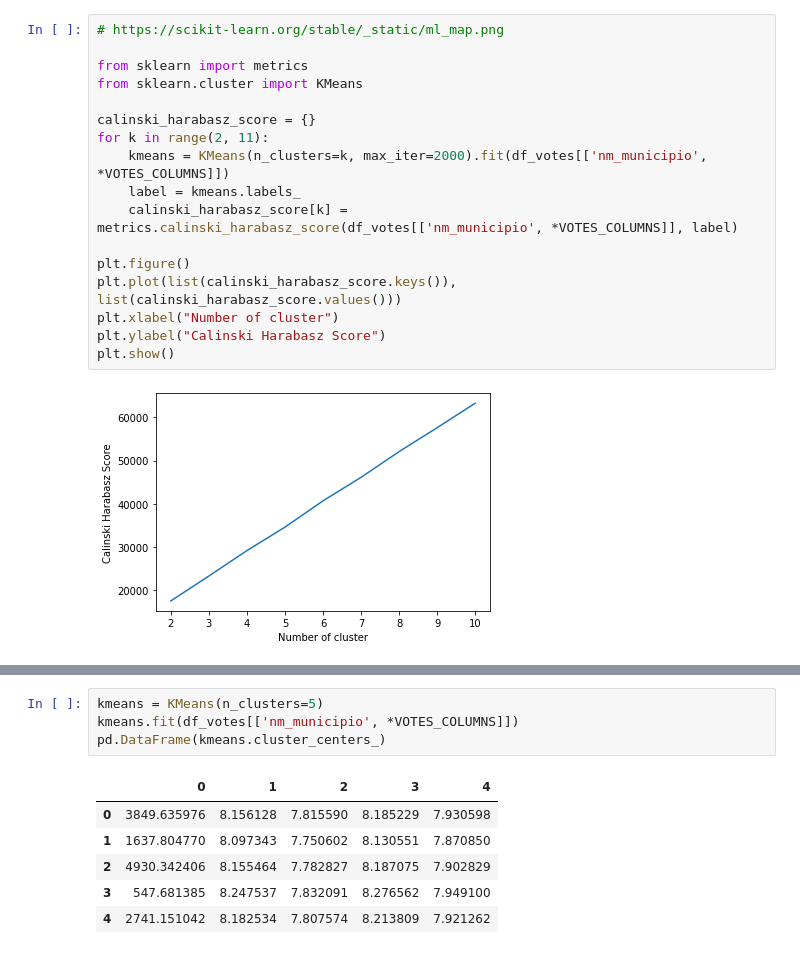
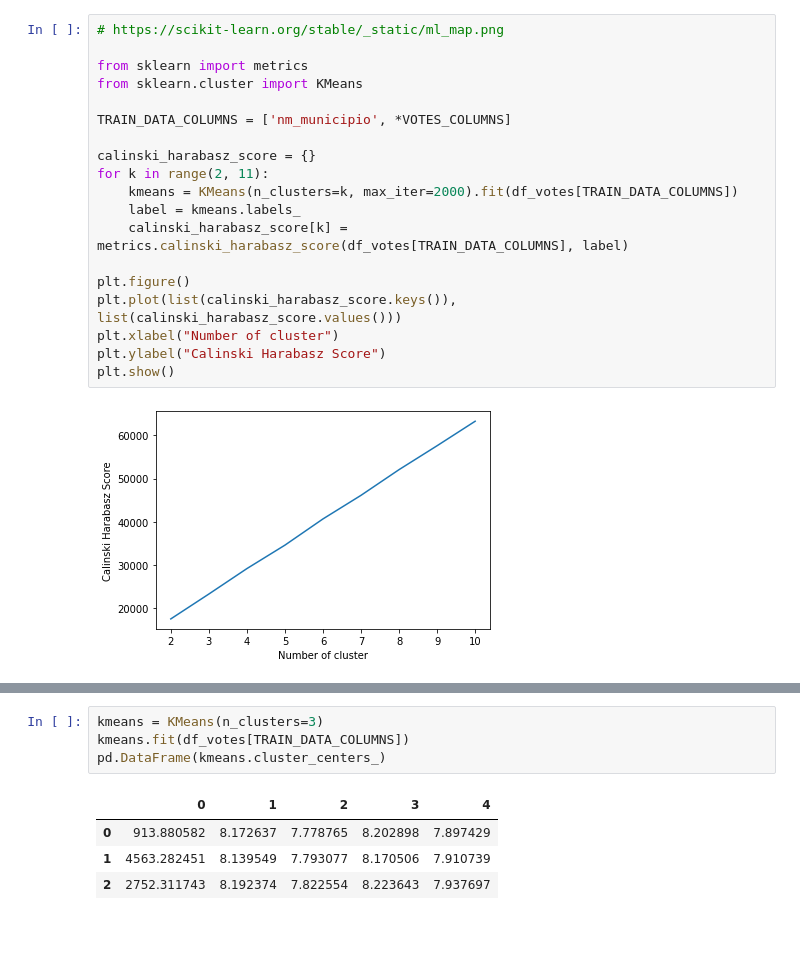
Before and after one commit to felipe-bonato/ciencia-de-dados-eleicoes, a Jupyter notebook: main.ipynb, the cells around one changed output, grey strips where cells are left out. Drawn from its saved outputs; the diff is of its cells as text.

```diff
--- a/main.ipynb
+++ b/main.ipynb
@@ -300,11 +300,13 @@ df_votes.head()
 from sklearn import metrics
 from sklearn.cluster import KMeans
 
+TRAIN_DATA_COLUMNS = ['nm_municipio', *VOTES_COLUMNS]
+
 calinski_harabasz_score = {}
 for k in range(2, 11):
-    kmeans = KMeans(n_clusters=k, max_iter=2000).fit(df_votes[['nm_municipio', *VOTES_COLUMNS]])
+    kmeans = KMeans(n_clusters=k, max_iter=2000).fit(df_votes[TRAIN_DATA_COLUMNS])
     label = kmeans.labels_
-    calinski_harabasz_score[k] = metrics.calinski_harabasz_score(df_votes[['nm_municipio', *VOTES_COLUMNS]], label)
+    calinski_harabasz_score[k] = metrics.calinski_harabasz_score(df_votes[TRAIN_DATA_COLUMNS], label)
 
 plt.figure()
 plt.plot(list(calinski_harabasz_score.keys()), list(calinski_harabasz_score.values()))
@@ -327,13 +329,11 @@ plt.show()
 # %% [output]
 [figure]
 # %%
-kmeans = KMeans(n_clusters=5)
-kmeans.fit(df_votes[['nm_municipio', *VOTES_COLUMNS]])
+kmeans = KMeans(n_clusters=3)
+kmeans.fit(df_votes[TRAIN_DATA_COLUMNS])
 pd.DataFrame(kmeans.cluster_centers_)
 # %% [output]
 |  | 0 | 1 | 2 | 3 | 4 |
-| 0 | 3849.635976 | 8.156128 | 7.815590 | 8.185229 | 7.930598 |
-| 1 | 1637.804770 | 8.097343 | 7.750602 | 8.130551 | 7.870850 |
-| 2 | 4930.342406 | 8.155464 | 7.782827 | 8.187075 | 7.902829 |
-| 3 | 547.681385 | 8.247537 | 7.832091 | 8.276562 | 7.949100 |
-| 4 | 2741.151042 | 8.182534 | 7.807574 | 8.213809 | 7.921262 |
+| 0 | 913.880582 | 8.172637 | 7.778765 | 8.202898 | 7.897429 |
+| 1 | 4563.282451 | 8.139549 | 7.793077 | 8.170506 | 7.910739 |
+| 2 | 2752.311743 | 8.192374 | 7.822554 | 8.223643 | 7.937697 |
```
Also changed, not shown: parts of 4 cells of this notebook.
